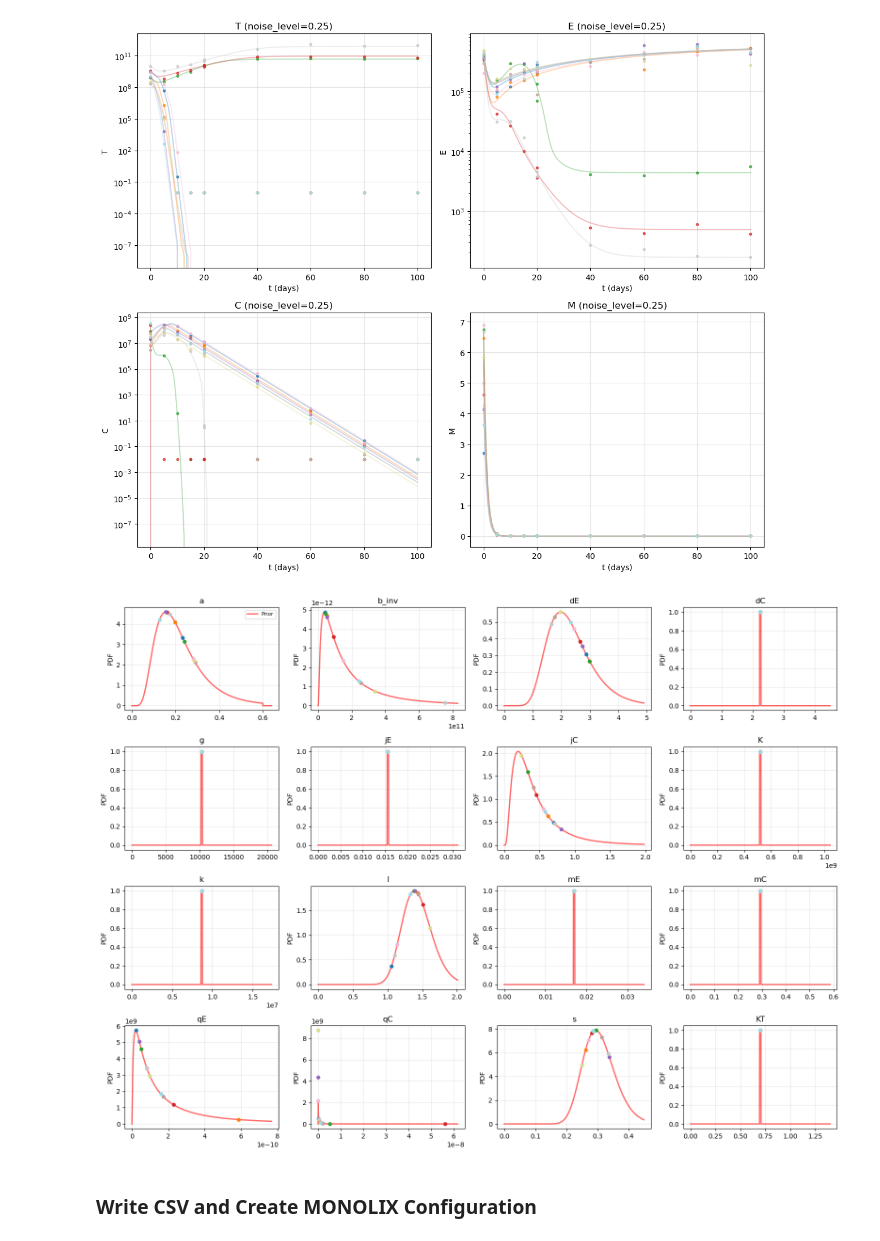
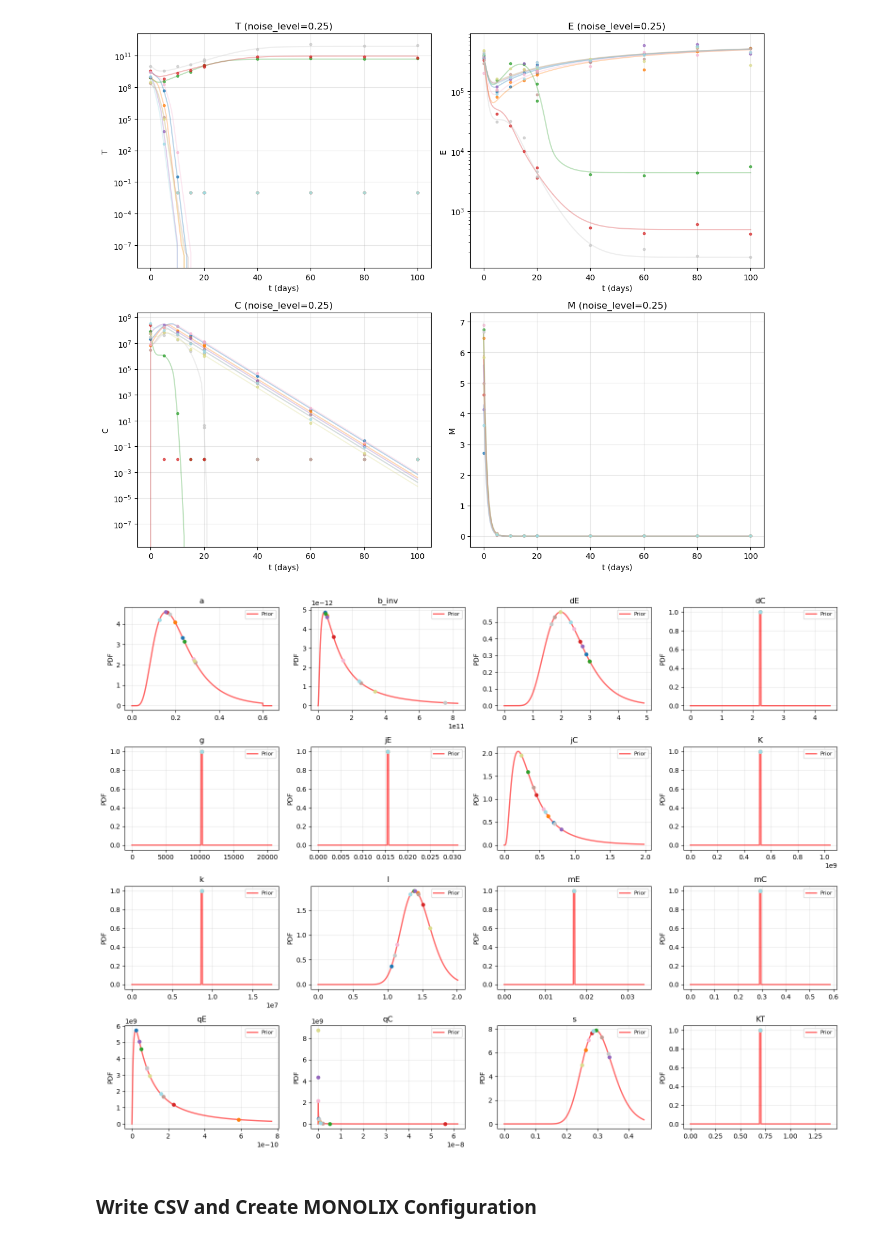
Before and after one commit to Rohan-Pandey1729/CAR-T-Cell, a Jupyter notebook: practical_identifiability/notebooks/ob_pipeline_test.ipynb, the cells around one changed output. Saved outputs shown, nothing was run; the diff lists cells and outputs as text; code cells hidden in the pictures.

```diff
--- a/practical_identifiability/notebooks/ob_pipeline_test.ipynb
+++ b/practical_identifiability/notebooks/ob_pipeline_test.ipynb
@@ -187,7 +187,7 @@ colors = plt.cm.tab20(np.linspace(0, 1, n_indivs))
 for i, (ground_truth, noisy_trajectories, color) in enumerate(
     zip(ground_truths, noisy_trajectories_all, colors)
 ):
-    for obs_var, ax in zip(["T", "E", "C", "M"], axs):
+    for obs_var, ax in zip(owens_bozic_model.obs_var_names, axs):
         if obs_var == "M":
             ax.plot(t, ground_truth(t)[obs_var], color=color, alpha=0.3)
             noisy_traj = noisy_trajectories[obs_var]
@@ -215,31 +215,30 @@ plt.show()
 # %%
 # Plot parameter distributions
 fig, axes = plt.subplots(4, 4, figsize=(16, 12))
 axes = axes.flatten()
 
 for ax, (param_name, dist) in zip(axes, param_dists.items()):
     lower, upper = dist.plot_bounds()
     upper = max(upper, 1.1 * max([d[param_name] for d in param_val_dicts]))
     x = np.linspace(lower, upper, 1000)
     ax.plot(x, dist.pdf(x), color="red", lw=2, alpha=0.6, label="Prior")
 
     for i, (param_val_dict, color) in enumerate(zip(param_val_dicts, colors)):
         param_val = param_val_dict[param_name]
         ax.plot(param_val, dist.pdf(param_val), "o", color=color, markersize=5)
 
     ax.set_title(param_name)
     ax.set_ylabel("PDF")
-    if param_name == "a":
-        ax.legend(fontsize=8)
+    ax.legend(fontsize=8)
     ax.grid(True, alpha=0.3)
 
 for i in range(len(param_dists), len(axes)):
     axes[i].set_visible(False)
 
 plt.tight_layout()
 plt.show()
 # %% [output]
-[figure, old version]
+[figure, new version]
 # %% [markdown]
 ### Write CSV and Create MONOLIX Configuration
 # %%
```
